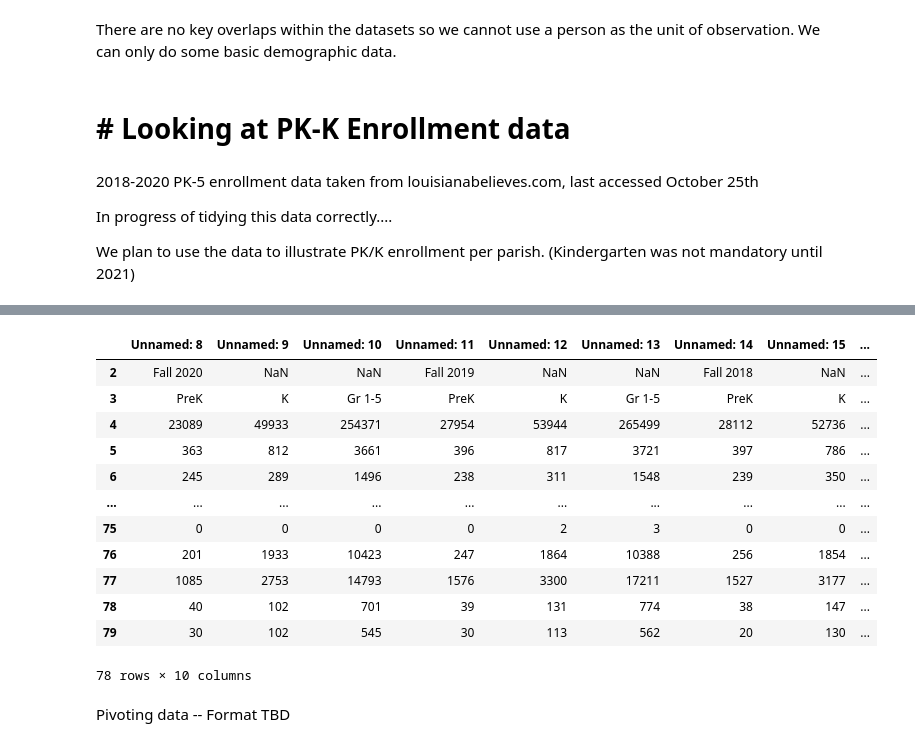
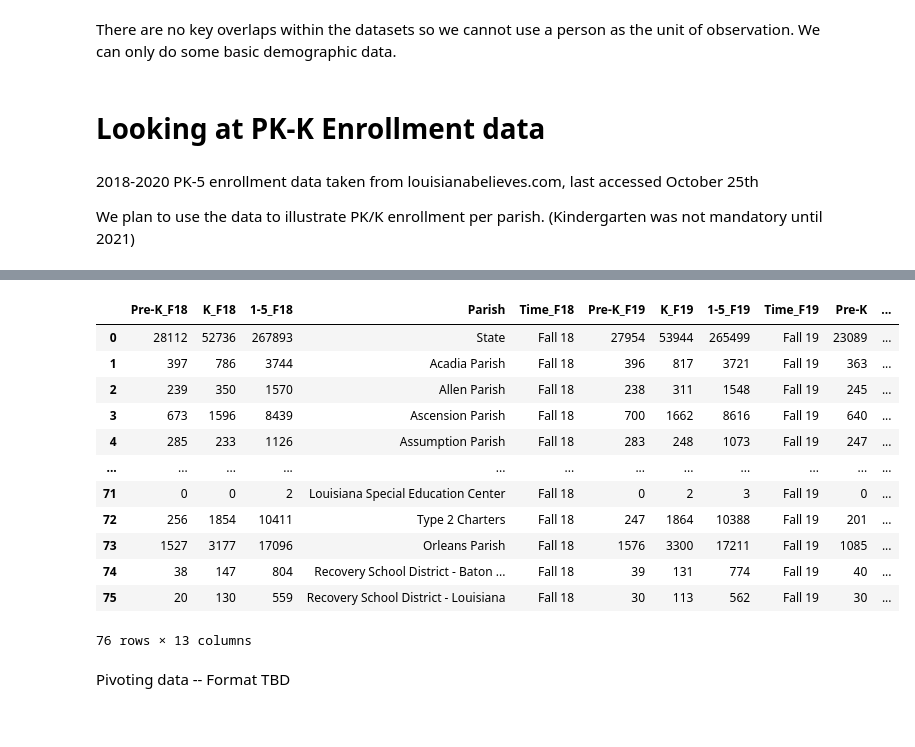
Before and after one commit to Sliceydog/ECH-in-NOLA.github.io, a Jupyter notebook: milestoneOne.ipynb, the cells around one changed output, grey strips where cells are left out. Cells and saved outputs as stored; diff of their text form; code cells hidden in the pictures.

```diff
--- a/milestoneOne.ipynb
+++ b/milestoneOne.ipynb
@@ -115,12 +135,10 @@ incoming_reflection2020.head()
 # %% [markdown]
 There are no key overlaps within the datasets so we cannot use a person as the unit of observation. We can only do some basic demographic data.
 # %% [markdown]
-# # Looking at PK-K Enrollment data
+# Looking at PK-K Enrollment data
 # %% [markdown]
 2018-2020 PK-5 enrollment data taken from louisianabelieves.com, last accessed October 25th
 
-In progress of tidying this data correctly....
-
 We plan to use the data to illustrate PK/K enrollment per parish.
 (Kindergarten was not mandatory until 2021)
 # %%
@@ -140,21 +154,46 @@ enrollment = enrollmentDF.iloc[2:, 8:]
-# %%
-enrollment["Parish"] = parish
-
-#enrollment.drop(columns=[10, 13, 16], axis=1)
-enrollment
-# %% [output]
-|  | Unnamed: 8 | Unnamed: 9 | Unnamed: 10 | Unnamed: 11 | Unnamed: 12 | Unnamed: 13 | Unnamed: 14 | Unnamed: 15 | ... |
-| 2 | Fall 2020 | NaN | NaN | Fall 2019 | NaN | NaN | Fall 2018 | NaN | ... |
-| 3 | PreK | K | Gr 1-5 | PreK | K | Gr 1-5 | PreK | K | ... |
-| 4 | 23089 | 49933 | 254371 | 27954 | 53944 | 265499 | 28112 | 52736 | ... |
-| 5 | 363 | 812 | 3661 | 396 | 817 | 3721 | 397 | 786 | ... |
-| 6 | 245 | 289 | 1496 | 238 | 311 | 1548 | 239 | 350 | ... |
-| ... | ... | ... | ... | ... | ... | ... | ... | ... | ... |
-| 75 | 0 | 0 | 0 | 0 | 2 | 3 | 0 | 0 | ... |
-| 76 | 201 | 1933 | 10423 | 247 | 1864 | 10388 | 256 | 1854 | ... |
-| 77 | 1085 | 2753 | 14793 | 1576 | 3300 | 17211 | 1527 | 3177 | ... |
-| 78 | 40 | 102 | 701 | 39 | 131 | 774 | 38 | 147 | ... |
-| 79 | 30 | 102 | 545 | 30 | 113 | 562 | 20 | 130 | ... |
-78 rows × 10 columns
+# %%
+parish = enrollmentDF.iloc[4:, 1]
+enrollment = enrollmentDF.iloc[2:, 8:]
+#enrollment = enrollment.to_frame()
+enrollment["Parish"] = parish
+
+#enrollment.drop(columns=[10, 13, 16], axis=1)
+
+enrollmentF18 = enrollment.iloc[2:, 6:]
+enrollmentF18.columns = ["Pre-K", "K", "1-5", "Parish"]
+enrollmentF18["Time"] = "Fall 18"
+enrollmentF18
+
+enrollmentF19 = enrollment.iloc[2:, 3:6]
+enrollmentF19["Parish"] = enrollment.iloc[2:, -1]
+enrollmentF19.columns = ["Pre-K", "K", "1-5", "Parish"]
+enrollmentF19["Time"] = "Fall 19"
+enrollmentF19
+
+enrollmentF20 = enrollment.iloc[2:, 0:3]
+enrollmentF20["Parish"] = enrollment.iloc[2:, -1]
+enrollmentF20.columns = ["Pre-K", "K", "1-5", "Parish"]
+enrollmentF20["Time"] = "Fall 20"
+
+
+
+
+# full = enrollmentF18.merge(enrollmentF19, how="outer", on=["Parish"], suffixes=["_F18", "_F19"]).merge(enrollmentF20, how="outer", on=["Parish"], suffixes=["_F18", "_F19","_F20"])
+# full.set_index("Parish")
+# full
+# %% [output]
+|  | Pre-K_F18 | K_F18 | 1-5_F18 | Parish | Time_F18 | Pre-K_F19 | K_F19 | 1-5_F19 | Time_F19 | Pre-K | ... |
+| 0 | 28112 | 52736 | 267893 | State | Fall 18 | 27954 | 53944 | 265499 | Fall 19 | 23089 | ... |
+| 1 | 397 | 786 | 3744 | Acadia Parish | Fall 18 | 396 | 817 | 3721 | Fall 19 | 363 | ... |
+| 2 | 239 | 350 | 1570 | Allen Parish | Fall 18 | 238 | 311 | 1548 | Fall 19 | 245 | ... |
+| 3 | 673 | 1596 | 8439 | Ascension Parish | Fall 18 | 700 | 1662 | 8616 | Fall 19 | 640 | ... |
+| 4 | 285 | 233 | 1126 | Assumption Parish | Fall 18 | 283 | 248 | 1073 | Fall 19 | 247 | ... |
+| ... | ... | ... | ... | ... | ... | ... | ... | ... | ... | ... | ... |
+| 71 | 0 | 0 | 2 | Louisiana Special Education Center | Fall 18 | 0 | 2 | 3 | Fall 19 | 0 | ... |
+| 72 | 256 | 1854 | 10411 | Type 2 Charters | Fall 18 | 247 | 1864 | 10388 | Fall 19 | 201 | ... |
+| 73 | 1527 | 3177 | 17096 | Orleans Parish | Fall 18 | 1576 | 3300 | 17211 | Fall 19 | 1085 | ... |
+| 74 | 38 | 147 | 804 | Recovery School District - Baton ... | Fall 18 | 39 | 131 | 774 | Fall 19 | 40 | ... |
+| 75 | 20 | 130 | 559 | Recovery School District - Louisiana | Fall 18 | 30 | 113 | 562 | Fall 19 | 30 | ... |
+76 rows × 13 columns
 # %% [markdown]
 Pivoting data -- Format TBD
```
Also changed, not shown: parts of 10 cells of this notebook, 1 other file.
